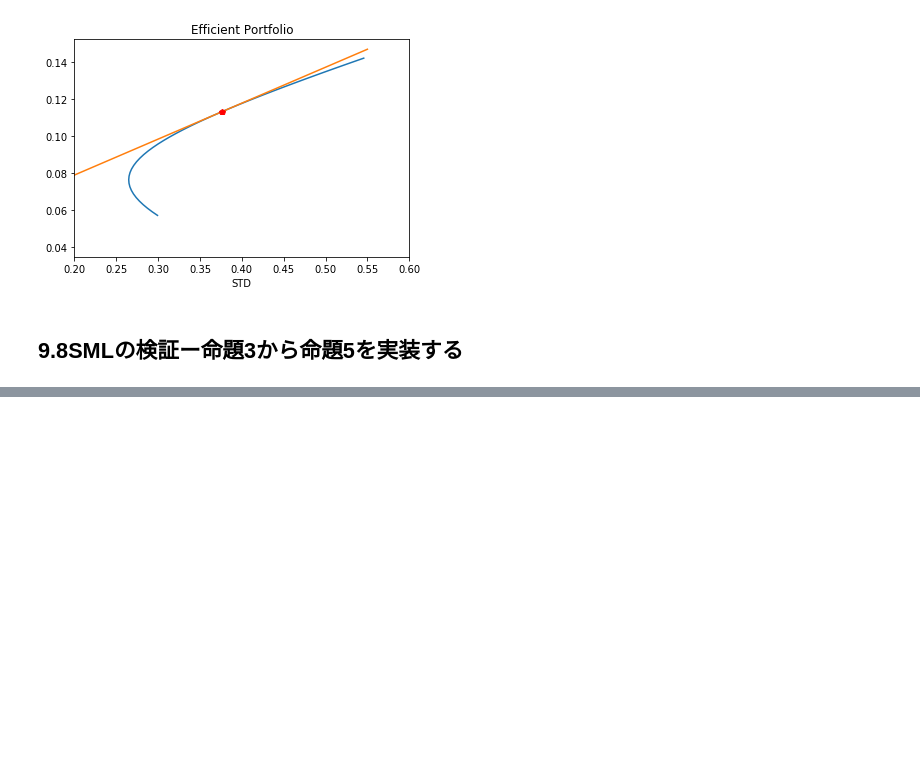
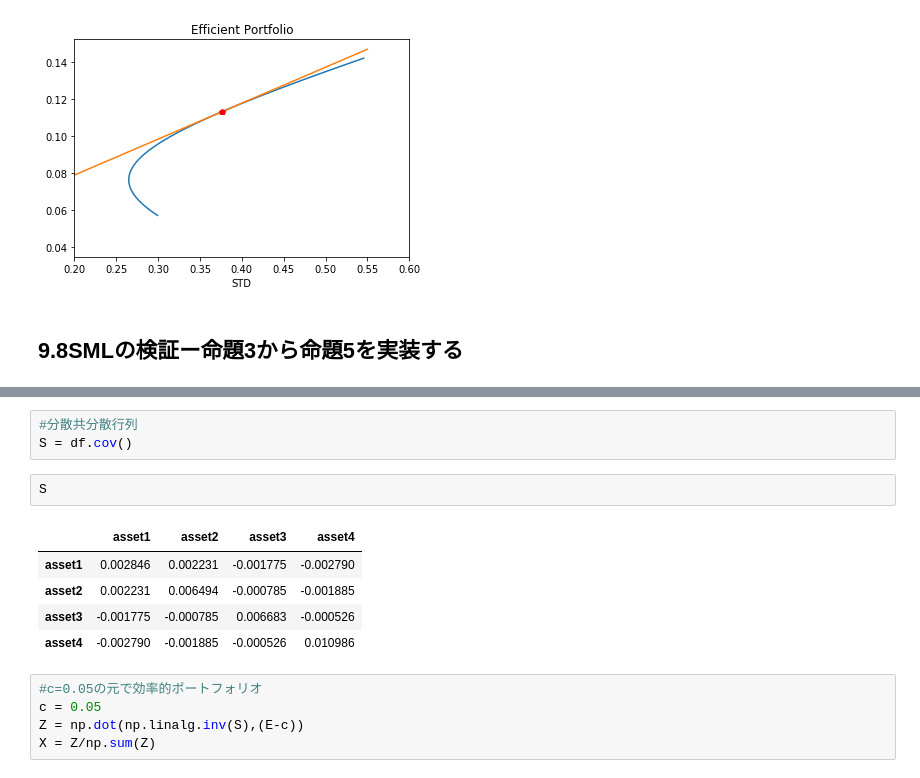
Before and after one commit to anaito13/Financial-Modeling-4th-edition, a Jupyter notebook: 2.ポートフォリオモデル/9効率的ポートフォリオの導出.ipynb, the cells around one changed output, grey strips where cells are left out. Saved outputs shown, nothing was run; the diff lists cells and outputs as text; blank space fills up the shorter version.

```diff
--- a/2.ポートフォリオモデル/9効率的ポートフォリオの導出.ipynb
+++ b/2.ポートフォリオモデル/9効率的ポートフォリオの導出.ipynb
@@ -134,0 +147,16 @@ dtype: float64
+# %%
+#分散共分散行列
+S = df.cov()
+# %%
+S
+# %% [output]
+|  | asset1 | asset2 | asset3 | asset4 |
+| asset1 | 0.002846 | 0.002231 | -0.001775 | -0.002790 |
+| asset2 | 0.002231 | 0.006494 | -0.000785 | -0.001885 |
+| asset3 | -0.001775 | -0.000785 | 0.006683 | -0.000526 |
+| asset4 | -0.002790 | -0.001885 | -0.000526 | 0.010986 |
+# %%
+#c=0.05の元で効率的ポートフォリオ
+c = 0.05
+Z = np.dot(np.linalg.inv(S),(E-c))
+X = Z/np.sum(Z)
```
Also changed, not shown: parts of 19 cells of this notebook.
